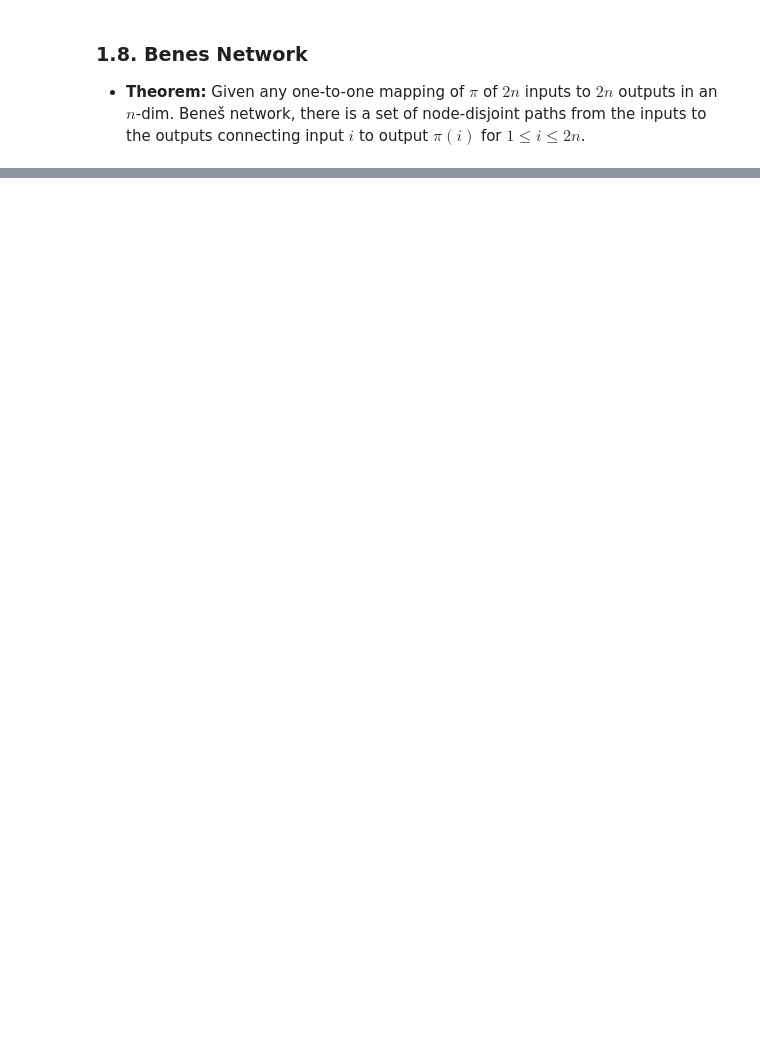
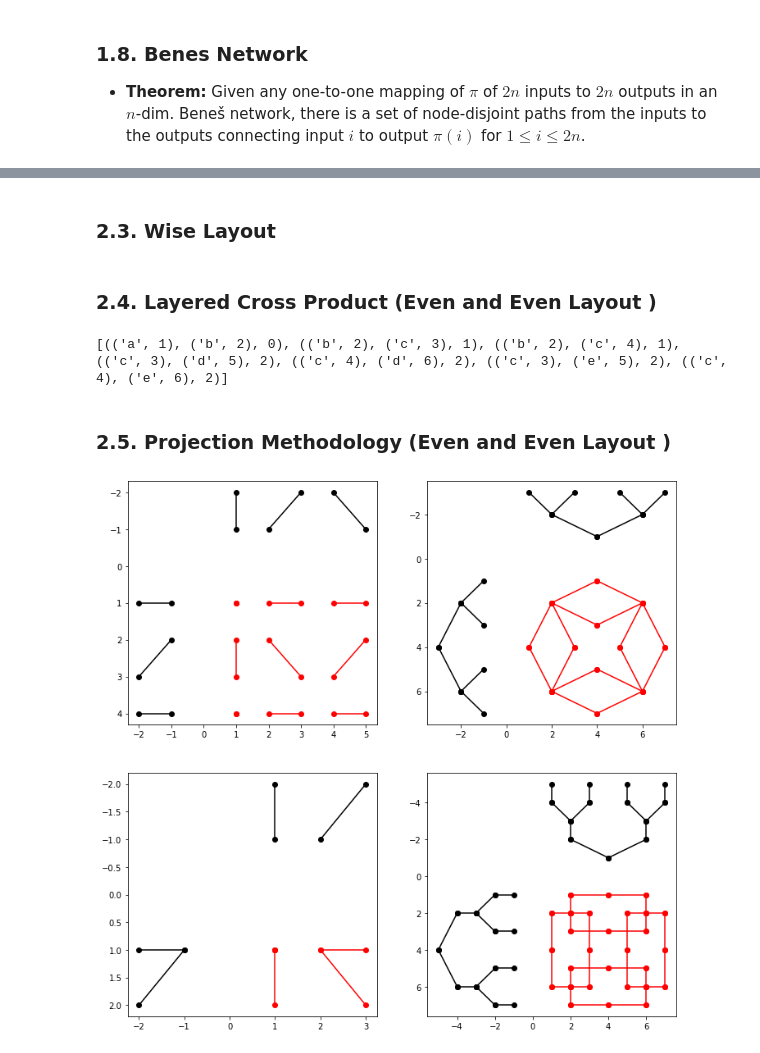
Before and after one commit to vdbalbom/network_algorithms, a Jupyter notebook: algorithms.ipynb, the cells around one changed output, grey strips where cells are left out. Saved outputs shown, nothing was run; the diff lists cells and outputs as text; code cells hidden in the pictures; blank space fills up the shorter version.

```diff
--- a/algorithms.ipynb
+++ b/algorithms.ipynb
@@ -380,0 +428,2 @@ draw_collinear_layout(8)
+# %% [markdown]
+### 2.3. Wise Layout
@@ -380,0 +464,63 @@ draw_collinear_layout(8)
+# %% [markdown]
+### 2.4. Layered Cross Product (Even and Even Layout )
+# %%
+def layered_cross_product(g1,g2):
+    g = []
+    for e1 in g1:
+        for e2 in g2:
+            if e1[2]==e2[2]:
+                g.append(((e1[0],e2[0]),(e1[1],e2[1]),e1[2]))
+    return g
+
+g1 = [('a','b',0),('b','c',1),('c','d',2),('c','e',2)]
+g2 = [(1,2,0),(2,3,1),(2,4,1),(3,5,2),(4,6,2)]
+g = layered_cross_product(g1,g2)
+print(g)
+# %% [output]
+[(('a', 1), ('b', 2), 0), (('b', 2), ('c', 3), 1), (('b', 2), ('c', 4), 1), (('c', 3), ('d', 5), 2), (('c', 4), ('d', 6), 2), (('c', 3), ('e', 5), 2), (('c', 4), ('e', 6), 2)]
+# %% [markdown]
+### 2.5. Projection Methodology (Even and Even Layout )
+# %%
+def projection_methodology(vh, vv):
+    for ev,eh in zip(vv,vh):
+        plt.plot([-ev[0][0],-ev[1][0]],[ev[0][1],ev[1][1]], c='black')
+        plt.plot([eh[0][0],eh[1][0]],[-eh[0][1],-eh[1][1]], c='black')
+        plt.plot([-ev[0][0],-ev[1][0]],[ev[0][1],ev[1][1]],'o', c='black')
+        plt.plot([eh[0][0],eh[1][0]],[-eh[0][1],-eh[1][1]],'o', c='black')
+    for ev in vv:
+        for eh in vh:
+            if eh[0][1] == ev[0][0]:
+                if (eh[1][1] == ev[1][0]):
+                    plt.plot([eh[0][0],eh[1][0]],[ev[0][1],ev[1][1]],c='red')
+                    plt.plot([eh[0][0],eh[1][0]],[ev[0][1],ev[1][1]],'o',c='red')
+            else:
+                if (eh[0][1] == ev[1][0]) and (eh[1][1] == ev[0][0]):
+                    plt.plot([eh[0][0],eh[1][0]],[ev[1][1],ev[0][1]],c='red')
+                    plt.plot([eh[0][0],eh[1][0]],[ev[1][1],ev[0][1]],'o',c='red')
+
+    plt.gca().invert_yaxis()
+
+vh1 = [((1,1),(1,2)),((2,1),(3,2)),((4,2),(5,1))]
+vv1 = [((1,1),(2,1)),((1,2),(2,3)),((2,4),(1,4))]
+vh2 = [((1,3),(2,2)),((2,2),(3,3)),((2,2),(4,1)),((4,1),(6,2)),((5,3),(6,2)),((6,2),(7,3))]
+vv2 = [((1,1),(2,2)),((2,2),(1,3)),((2,2),(3,4)),((3,4),(2,6)),((1,5),(2,6)),((2,6),(1,7))]
+vh3 = [((1,1),(1,2)),((2,1),(3,2))]
+vv3 = [((1,1),(2,1)),((1,1),(2,2))]
+vh4 = [((1,5),(1,4)),((3,5),(3,4)),((5,5),(5,4)),((7,5),(7,4)),((1,4),(2,3)),((3,4),(2,3))
+     ,((5,4),(6,3)),((7,4),(6,3)),((2,3),(2,2)),((6,3),(6,2)),((2,2),(4,1)),((6,2),(4,1))]
+vv4 = [((1,1),(2,1)),((1,3),(2,3)),((1,5),(2,5)),((1,7),(2,7)),((2,1),(3,2)),((2,3),(3,2))
+     ,((2,5),(3,6)),((2,7),(3,6)),((3,2),(4,2)),((3,6),(4,6)),((4,2),(5,4)),((4,6),(5,4))]
+
+plt.figure(figsize=(12,12))
+plt.tight_layout()
+plt.subplot(2,2,1)
+projection_methodology(vh1,vv1)
+plt.subplot(2,2,2)
+projection_methodology(vh2,vv2)
+plt.subplot(2,2,3)
+projection_methodology(vh3,vv3)
+plt.subplot(2,2,4)
+projection_methodology(vh4,vv4)
+plt.show()
+# %% [output]
+[figure, added]
```
Also changed, not shown: parts of 32 cells of this notebook.
